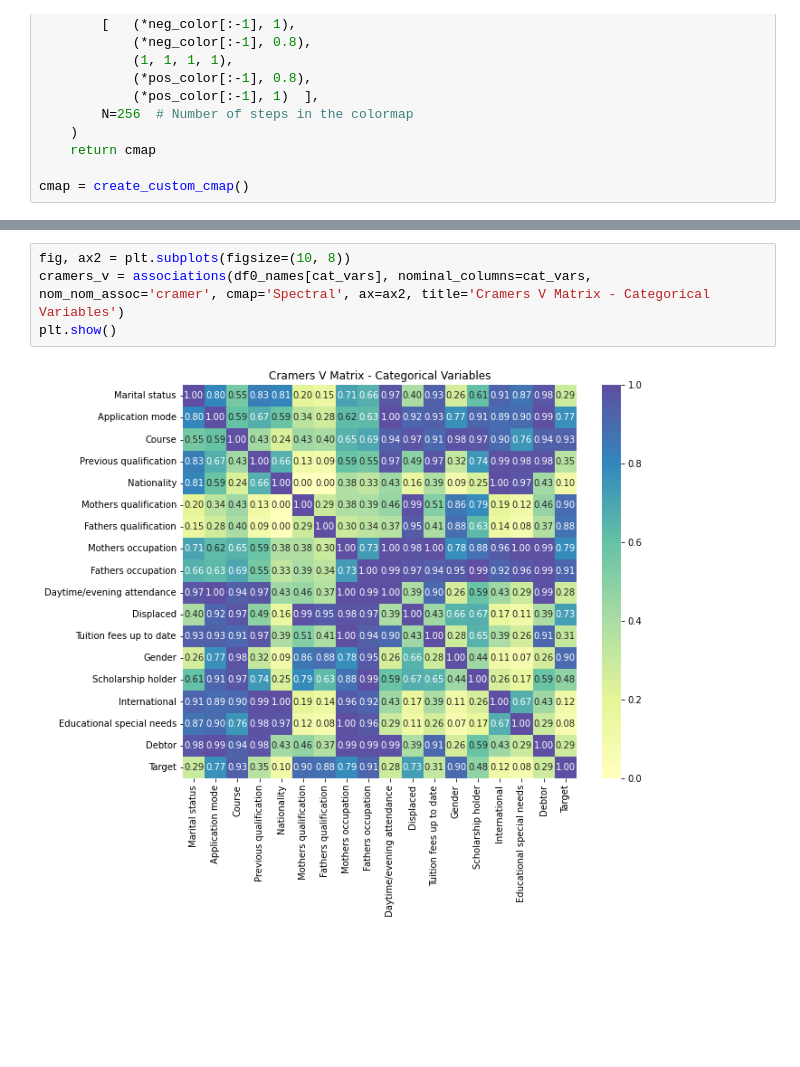
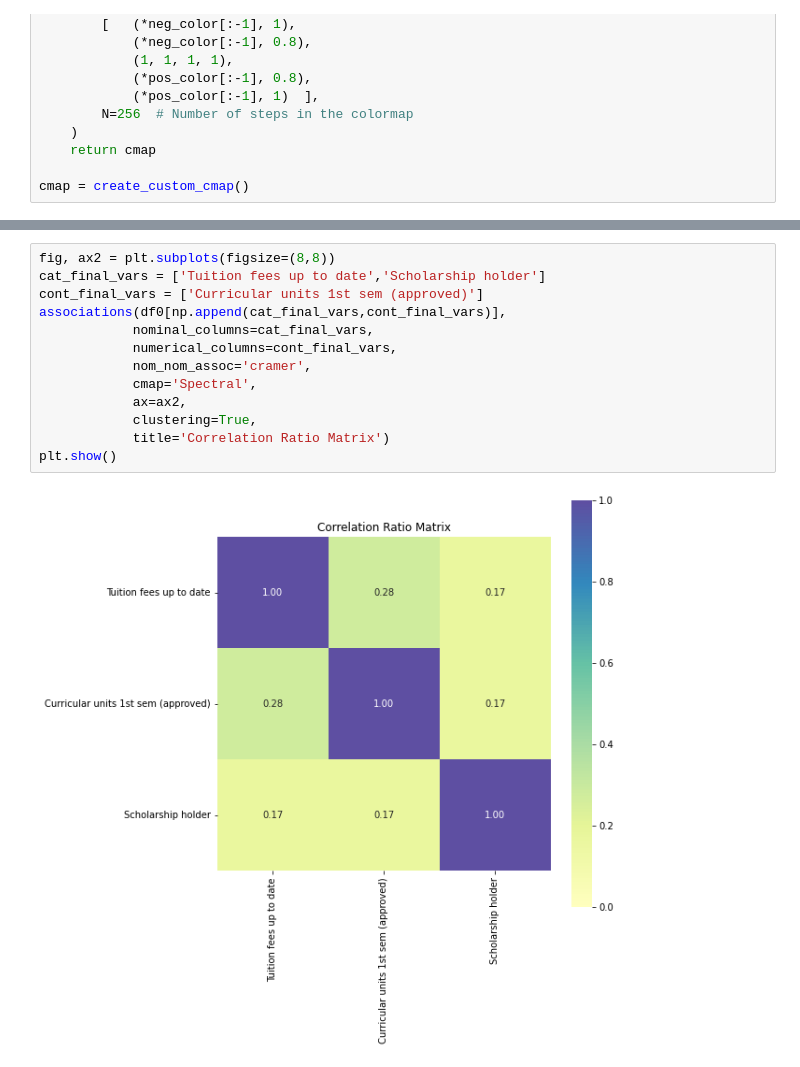
Before and after one commit to KatiaAlbito/university_dropout, a Jupyter notebook: data_exploration.ipynb, the cells around one changed output, grey strips where cells are left out. Saved outputs shown, nothing was run; the diff lists cells and outputs as text; blank space fills up the shorter version.

```diff
--- a/data_exploration.ipynb
+++ b/data_exploration.ipynb
@@ -342,6 +392,15 @@ plt.show()
 # %%
-fig, ax2 = plt.subplots(figsize=(10, 8))
-cramers_v = associations(df0_names[cat_vars], nominal_columns=cat_vars, nom_nom_assoc='cramer', cmap='Spectral', ax=ax2, title='Cramers V Matrix - Categorical Variables')
+fig, ax2 = plt.subplots(figsize=(8,8))
+cat_final_vars = ['Tuition fees up to date','Scholarship holder']
+cont_final_vars = ['Curricular units 1st sem (approved)']
+associations(df0[np.append(cat_final_vars,cont_final_vars)],
+            nominal_columns=cat_final_vars,
+            numerical_columns=cont_final_vars,
+            nom_nom_assoc='cramer',
+            cmap='Spectral',
+            ax=ax2,
+            clustering=True,
+            title='Correlation Ratio Matrix')
 plt.show()
 # %% [output]
-[figure, old version]
+[figure, new version]
```
Also changed, not shown: parts of 9 cells of this notebook.
